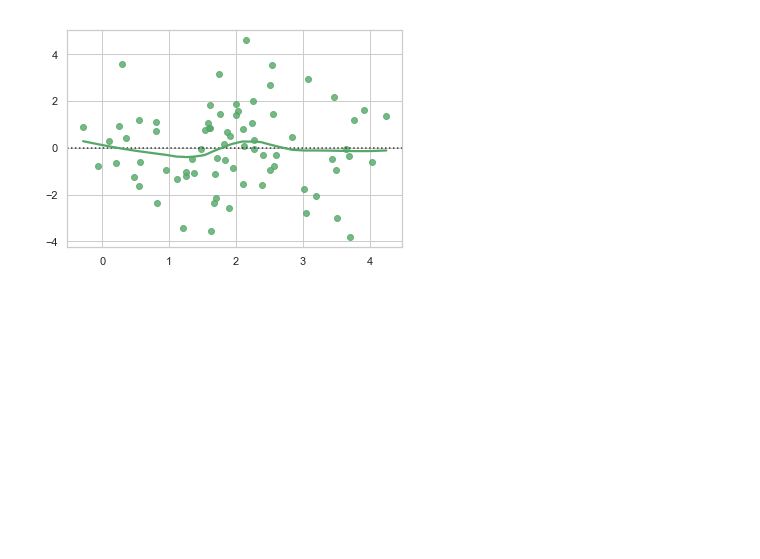
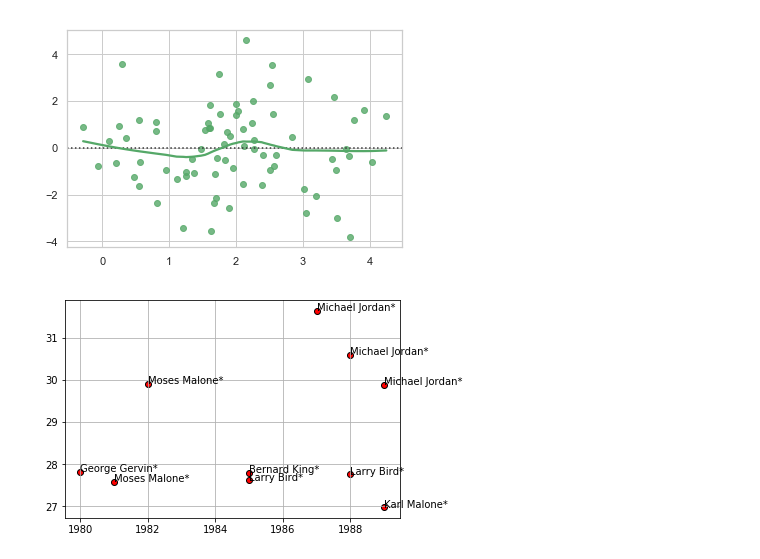
Before and after one commit to puglord88/Purple_Team_Project_1, a Jupyter notebook: NBA DATA CLEAN.ipynb, the cells around one changed output. Drawn from its saved outputs; the diff is of its cells as text; code cells hidden in the pictures; blank space fills up the shorter version.

```diff
--- a/NBA DATA CLEAN.ipynb
+++ b/NBA DATA CLEAN.ipynb
@@ -586,8 +553,8 @@ nba_positions_df = pd.read_csv(nba_positions_clean)
 # %%
 #remove unnamed column
-nba_positions_df.head()
-nba_positions_df.drop(['Unnamed: 0'], axis=1)
-nba_positions_df.to_csv('test-position.csv')
+#nba_positions_df.head()
+#nba_positions_df.drop(['Unnamed: 0'], axis=1)
+#nba_positions_df.to_csv('test-position.csv')
 
-nba_positions_df_clean = nba_positions_df.drop(['Unnamed: 0'], axis=1)
+#nba_positions_df_clean = nba_positions_df.drop(['Unnamed: 0'], axis=1)
 # %%
@@ -594,9 +562,10 @@ nba_positions_df_clean = nba_positions_df.drop(['Unnamed: 0'], axis=1)
 import matplotlib.pyplot as plt
 from scipy import stats
 # %%
-player2=nba_positions_df_clean.Player.tolist()
-o_index2=nba_positions_df_clean.O_Index.tolist()
-year2=nba_positions_df_clean.Year.tolist()
+#place column values to list and store as variables
+player2=nba_positions_df.Player.tolist()
+o_index2=nba_positions_df.O_Index.tolist()
+year2=nba_positions_df.Year.tolist()
 # %%
 #slope, intercept, r_value, p_value, std_err = stats.linregress(xi,y)
 #line = slope*xi+intercept
@@ -613,7 +583,7 @@ for label, x, y in zip (player2, year2, o_index2):
 
 #return data for just the 1980s
 
-df_1980s = nba_positions_df_clean.loc[(nba_positions_df_clean['Year'] >= 1980) & (nba_positions_df_clean['Year'] < 1990)]
+df_1980s = nba_positions_df.loc[(nba_positions_df_clean['Year'] >= 1980) & (nba_positions_df['Year'] < 1990)]
 # %%
 #group by position for the decades and find the mean of the decade population
 mean_1980s =  df_1980s.groupby(['Pos']).mean()
@@ -1164,3 +1138,29 @@ sns.residplot(x, y, lowess=True, color="g")
 # %% [output]
 <matplotlib.axes._subplots.AxesSubplot at 0x...>
 [figure]
+# %%
+#10 highest overall scores for overall index 1980s
+df_1980s.nlargest(10, ['Overall_Index'])
+df_1980s_max = df_1980s.nlargest(10, ['Overall_Index'])
+# The maximum x value for our chart will be 100
+x_limit = 100
+
+# List of values from 0 to 100 each value being 1 greater than the last
+x_axis = df_1980s_max.Year
+
+# Create a random array of data that we will use for our y values
+o_index2 = df_1980s_max.Overall_Index.tolist()
+
+
+player2 = df_1980s_max.Player.tolist()
+
+year2= df_1980s_max.Year.tolist()
+
+
+ax=plt.scatter(year2, o_index2, marker='o', facecolors='red', edgecolors='black')
+for label, x, y in zip (player2, year2, o_index2):
+   plt.annotate(label, xy= (x, y))
+plt.grid()
+plt.show()
+# %% [output]
+[figure, added]
```
Also changed, not shown: parts of 33 cells of this notebook.
